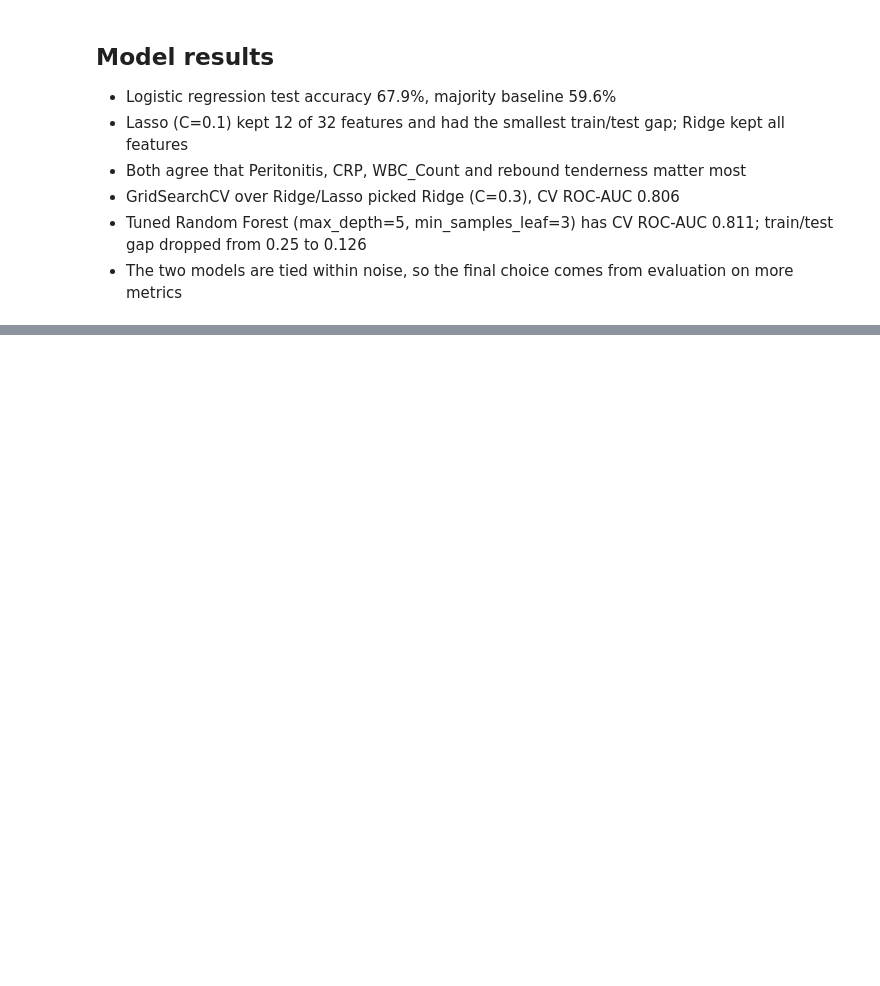
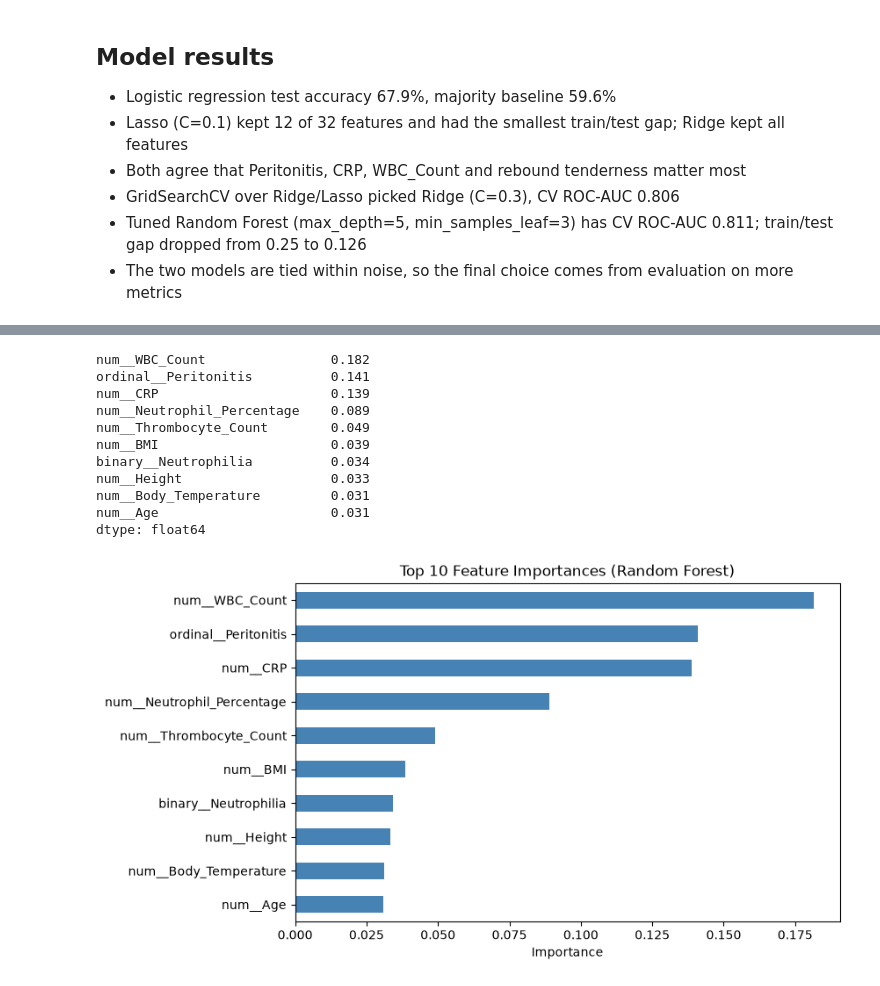
Before and after one commit to Mil9nn/pediatric-appendicitis, a Jupyter notebook: main.ipynb, the cells around one changed output, grey strips where cells are left out. Drawn from its saved outputs; the diff is of its cells as text; code cells hidden in the pictures; blank space fills up the shorter version.

```diff
--- a/main.ipynb
+++ b/main.ipynb
@@ -496,0 +704,27 @@ print("Test ROC-AUC:", round(roc_auc_score(y_test, best_rf.predict_proba(X_test)
+# %%
+ # feature names after preprocessing, and importance values from the forest
+feat_names = best_rf.named_steps["prep"].get_feature_names_out()
+importances = best_rf.named_steps["model"].feature_importances_
+
+# rank the features from most to least important
+imp = pd.Series(importances, index=feat_names).sort_values(ascending=False)
+print(imp.head(10).round(3))
+
+# bar plot of the top 10, largest at the top
+imp.head(10).sort_values().plot(kind="barh", figsize=(8, 5), color="steelblue")
+plt.title("Top 10 Feature Importances (Random Forest)")
+plt.xlabel("Importance")
+plt.show()
+# %% [output]
+num__WBC_Count                0.182
+ordinal__Peritonitis          0.141
+num__CRP                      0.139
+num__Neutrophil_Percentage    0.089
+num__Thrombocyte_Count        0.049
+num__BMI                      0.039
+binary__Neutrophilia          0.034
+num__Height                   0.033
+num__Body_Temperature         0.031
+num__Age                      0.031
+dtype: float64
+[figure, added]
```
Also changed, not shown: parts of 22 cells of this notebook.
